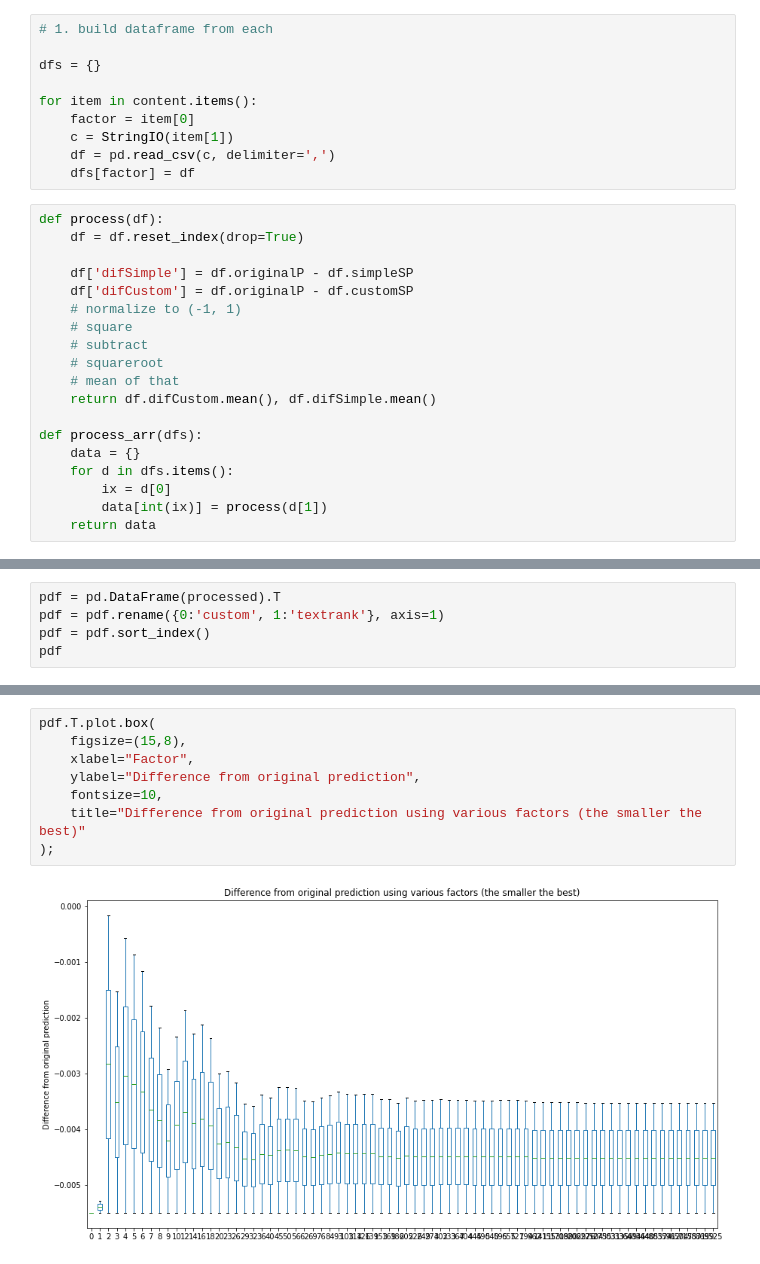
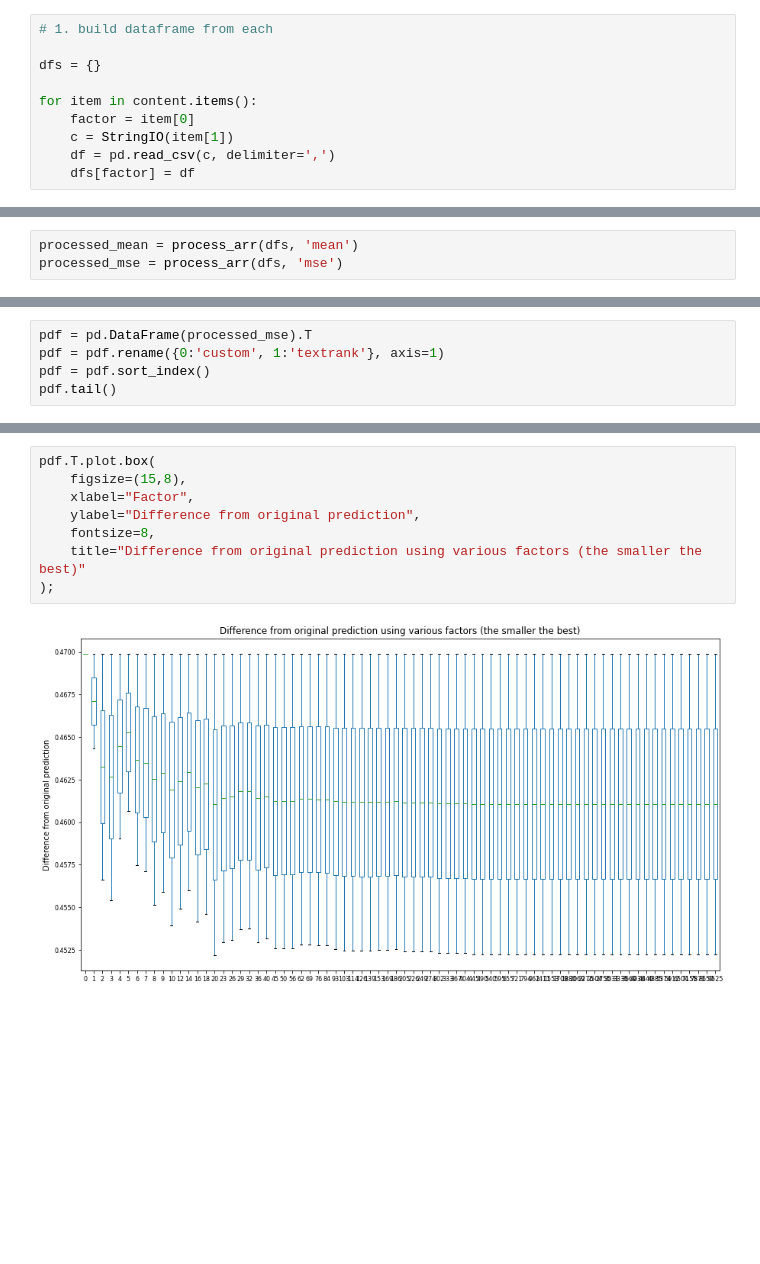
Before and after one commit to tomasMizera/dt-ai-explanation, a Jupyter notebook: notebooks/lime/visualize-big-fp.ipynb, the cells around one changed output, grey strips where cells are left out. Cells and saved outputs as stored; diff of their text form; blank space fills up the shorter version.

Commit message:
update data precomputing

```diff
--- a/notebooks/lime/visualize-big-fp.ipynb
+++ b/notebooks/lime/visualize-big-fp.ipynb
@@ -44,22 +44,3 @@ for item in content.items():
     c = StringIO(item[1])
     df = pd.read_csv(c, delimiter=',')
     dfs[factor] = df
-# %%
-def process(df):
-    df = df.reset_index(drop=True)
-
-    df['difSimple'] = df.originalP - df.simpleSP
-    df['difCustom'] = df.originalP - df.customSP
-    # normalize to (-1, 1)
-    # square
-    # subtract
-    # squareroot
-    # mean of that
-    return df.difCustom.mean(), df.difSimple.mean()
-
-def process_arr(dfs):
-    data = {}
-    for d in dfs.items():
-        ix = d[0]
-        data[int(ix)] = process(d[1])
-    return data
@@ -71,0 +125,3 @@ processed = process_arr(dfs)
+# %%
+processed_mean = process_arr(dfs, 'mean')
+processed_mse = process_arr(dfs, 'mse')
@@ -72,7 +130,7 @@ processed = process_arr(dfs)
 # %%
-pdf = pd.DataFrame(processed).T
+pdf = pd.DataFrame(processed_mse).T
 pdf = pdf.rename({0:'custom', 1:'textrank'}, axis=1)
 pdf = pdf.sort_index()
-pdf
+pdf.tail()
 # %% [output]
 |  | custom | textrank |
@@ -105,13 +193,13 @@ plt.show()
 # %%
 pdf.T.plot.box(
     figsize=(15,8),
     xlabel="Factor",
     ylabel="Difference from original prediction",
-    fontsize=10,
+    fontsize=8,
     title="Difference from original prediction using various factors (the smaller the best)"
 );
 # %% [output]
-[figure, old version]
+[figure, new version]
 # %%
 pdf.plot.box()
 # %% [output]
```
Also changed, not shown: parts of 22 cells of this notebook, 8 other files.
